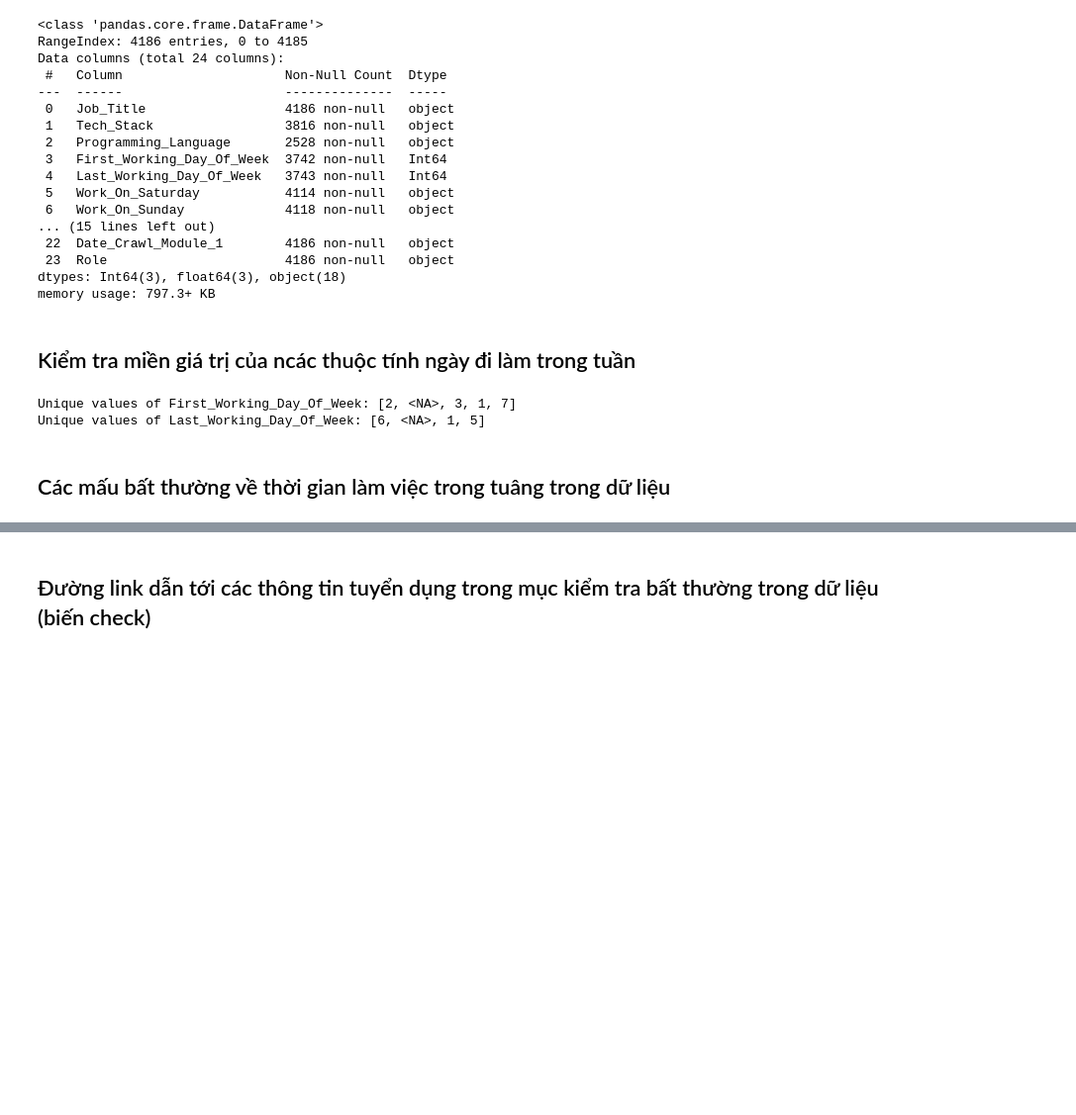
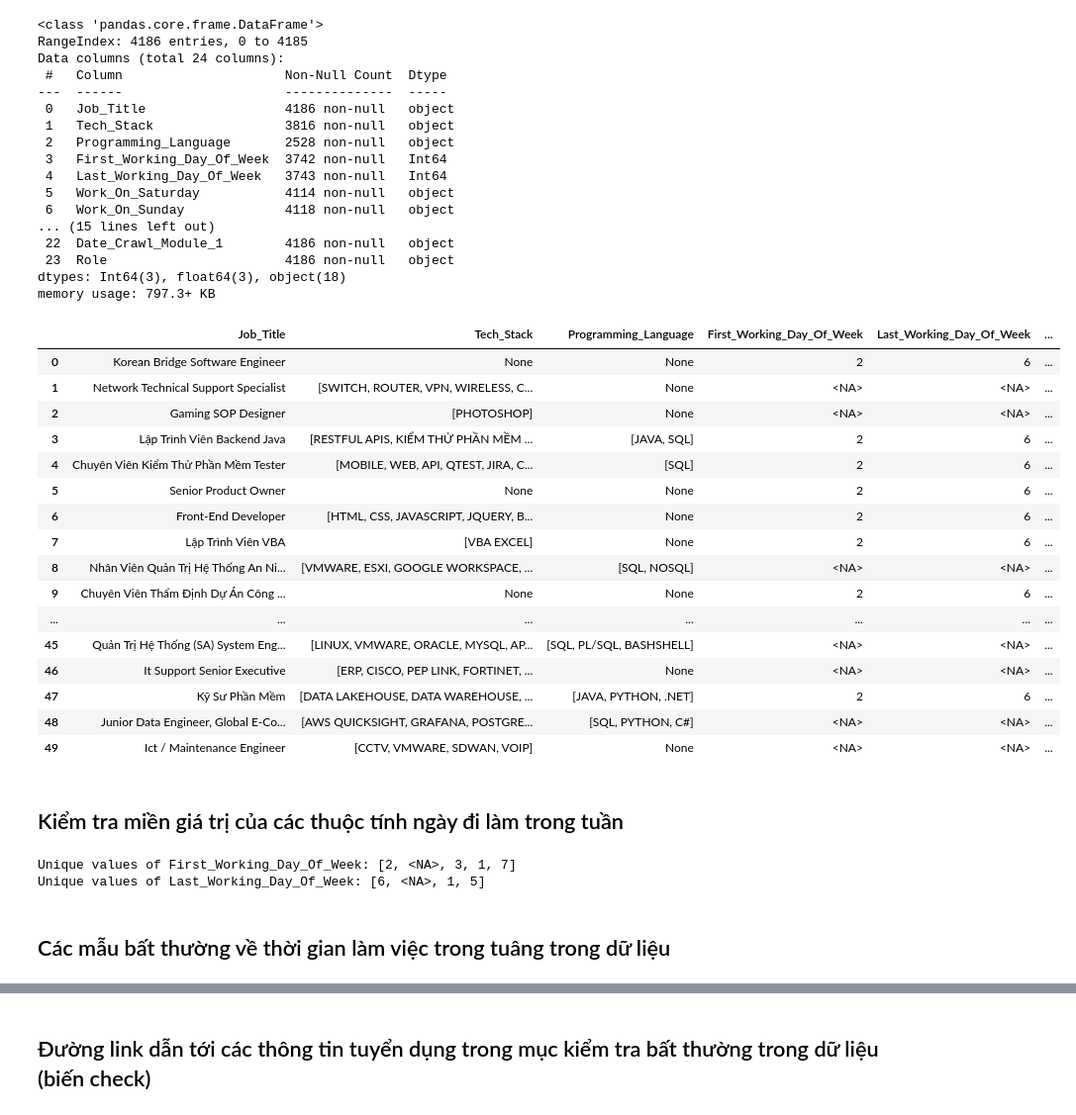
Before and after one commit to DieppDiepp/DS108, a Jupyter notebook: it-job-trend-analyzer/src/preprocessing/API_Processing.ipynb, the cells around one changed output, grey strips where cells are left out. Shown at 99% size. Cells and saved outputs as stored; diff of their text form; code cells hidden in the pictures; blank space fills up the shorter version.

```diff
--- a/it-job-trend-analyzer/src/preprocessing/API_Processing.ipynb
+++ b/it-job-trend-analyzer/src/preprocessing/API_Processing.ipynb
@@ -657,8 +657,31 @@ Data columns (total 24 columns):
  23  Role                       4186 non-null   object
 dtypes: Int64(3), float64(3), object(18)
 memory usage: 797.3+ KB
+# %%
+#Hiển thị max số lượng cột
+pd.set_option('display.max_columns', None)
+# %%
+test.head(50)
+# %% [output]
+|  | Job_Title | Tech_Stack | Programming_Language | First_Working_Day_Of_Week | Last_Working_Day_Of_Week | ... |
+| 0 | Korean Bridge Software Engineer | None | None | 2 | 6 | ... |
+| 1 | Network Technical Support Specialist | [SWITCH, ROUTER, VPN, WIRELESS, C... | None | <NA> | <NA> | ... |
+| 2 | Gaming SOP Designer | [PHOTOSHOP] | None | <NA> | <NA> | ... |
+| 3 | Lập Trình Viên Backend Java | [RESTFUL APIS, KIỂM THỬ PHẦN MỀM ... | [JAVA, SQL] | 2 | 6 | ... |
+| 4 | Chuyên Viên Kiểm Thử Phần Mềm Tester | [MOBILE, WEB, API, QTEST, JIRA, C... | [SQL] | 2 | 6 | ... |
+| 5 | Senior Product Owner | None | None | 2 | 6 | ... |
+| 6 | Front-End Developer | [HTML, CSS, JAVASCRIPT, JQUERY, B... | None | 2 | 6 | ... |
+| 7 | Lập Trình Viên VBA | [VBA EXCEL] | None | 2 | 6 | ... |
+| 8 | Nhân Viên Quản Trị Hệ Thống An Ni... | [VMWARE, ESXI, GOOGLE WORKSPACE, ... | [SQL, NOSQL] | <NA> | <NA> | ... |
+| 9 | Chuyên Viên Thẩm Định Dự Án Công ... | None | None | 2 | 6 | ... |
+| ... | ... | ... | ... | ... | ... | ... |
+| 45 | Quản Trị Hệ Thống (SA) System Eng... | [LINUX, VMWARE, ORACLE, MYSQL, AP... | [SQL, PL/SQL, BASHSHELL] | <NA> | <NA> | ... |
+| 46 | It Support Senior Executive | [ERP, CISCO, PEP LINK, FORTINET, ... | None | <NA> | <NA> | ... |
+| 47 | Kỹ Sư Phần Mềm | [DATA LAKEHOUSE, DATA WAREHOUSE, ... | [JAVA, PYTHON, .NET] | 2 | 6 | ... |
+| 48 | Junior Data Engineer, Global E-Co... | [AWS QUICKSIGHT, GRAFANA, POSTGRE... | [SQL, PYTHON, C#] | <NA> | <NA> | ... |
+| 49 | Ict / Maintenance Engineer | [CCTV, VMWARE, SDWAN, VOIP] | None | <NA> | <NA> | ... |
 # %% [markdown]
-## Kiểm tra miền giá trị của ncác thuộc tính ngày đi làm trong tuần
+## Kiểm tra miền giá trị của các thuộc tính ngày đi làm trong tuần
 # %%
 unique_first_working_days = test['First_Working_Day_Of_Week'].unique().tolist()
 unique_last_working_days = test['Last_Working_Day_Of_Week'].unique().tolist()
@@ -684,7 +707,7 @@ for i in range(len(test)):
         ):
         check.loc[len(check)] = test.iloc[i]
 # %% [markdown]
-## Các mấu bất thường về thời gian làm việc trong tuâng trong dữ liệu
+## Các mẫu bất thường về thời gian làm việc trong tuâng trong dữ liệu
 # %%
 check
 # %% [output]
```
